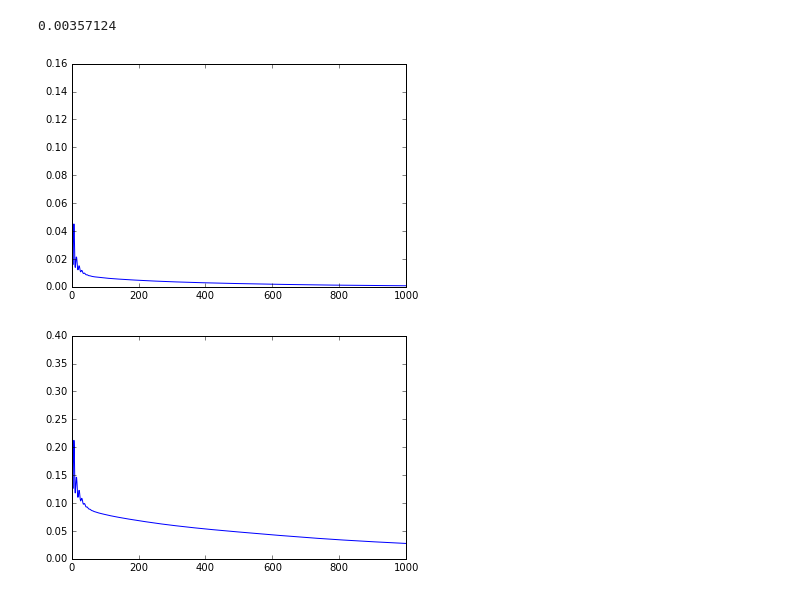
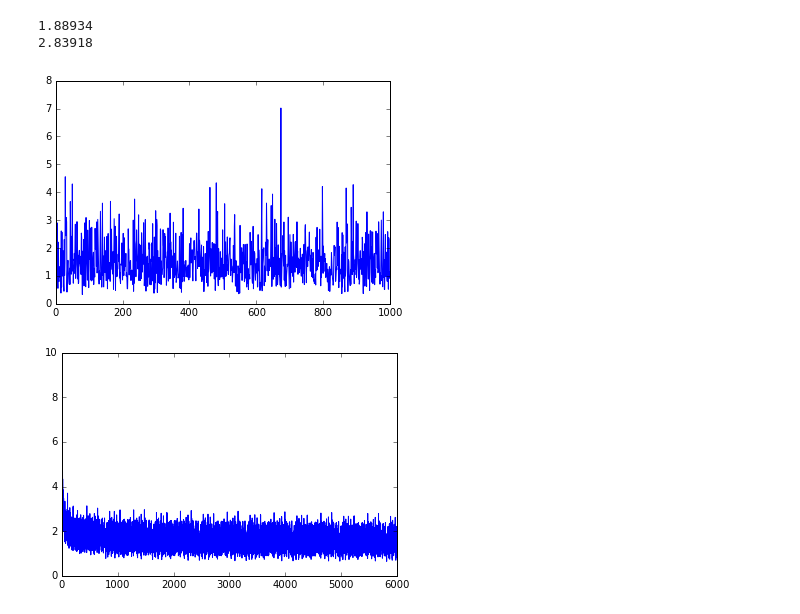
Before and after one commit to sebastian-schlecht/deep_graph, a Jupyter notebook: experiments/eval.ipynb, the cells around one changed output. Saved outputs shown, nothing was run; the diff lists cells and outputs as text; code cells hidden in the pictures.

```diff
--- a/experiments/eval.ipynb
+++ b/experiments/eval.ipynb
@@ -4,18 +4,27 @@ import six.moves.cPickle as pickle
 import numpy as np
 import matplotlib.pyplot as plt
 # %%
-a = pickle.load(open("../data/unet_test_two_paths_only_checkerboard_iter_1000_loss.pkl", "rb"))
+a = pickle.load(open("/data/vnet2_pretrained_with_low_lr_iter_6000_loss.pkl", "rb"))
 # %%
 l = np.array([s["loss"] for s in a])
 e = np.array([s["mse"] for s in a])
 print l.mean()
+losses = l.copy()
+
+b = pickle.load(open("../data/vnet2_iter_6000_loss.pkl", "rb"))
+l = np.array([s["loss"] for s in b])
+e = np.array([s["mse"] for s in b])
+print l.mean()
+
+losses = np.concatenate([l, losses])
 # %% [output]
-0.00357124
+1.88934
+2.83918
 # %%
-plt.plot(l)
+plt.plot(losses[11000:])
 plt.show()
 plt.plot(e)
 plt.show()
 # %% [output]
-[figure, old version]
+[figure, new version]
-[figure, old version]
+[figure, new version]
```
Also changed, not shown: 5 other files.
